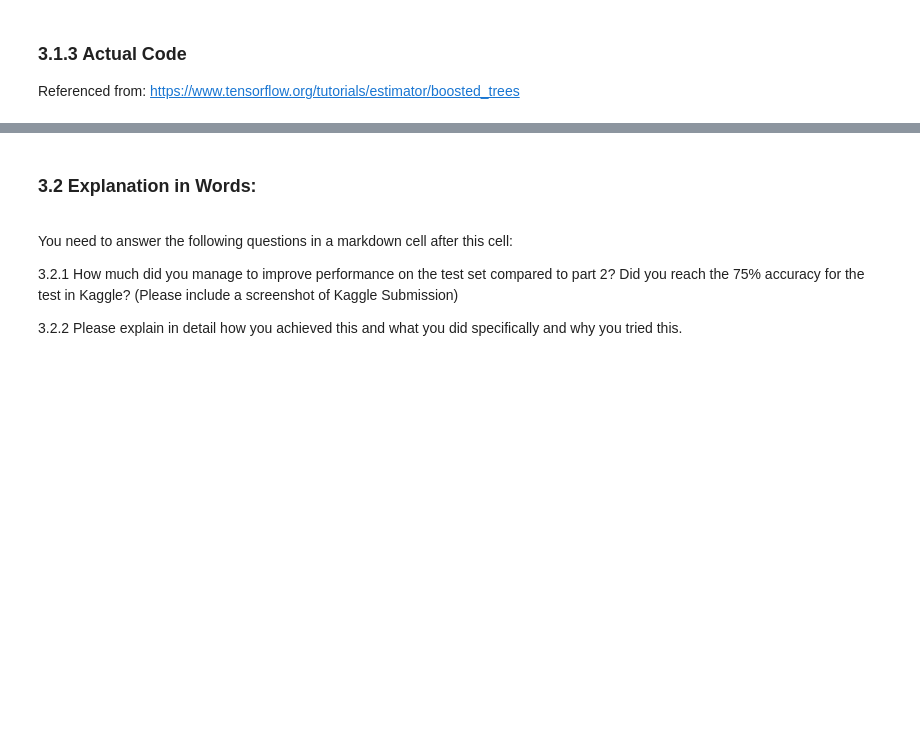
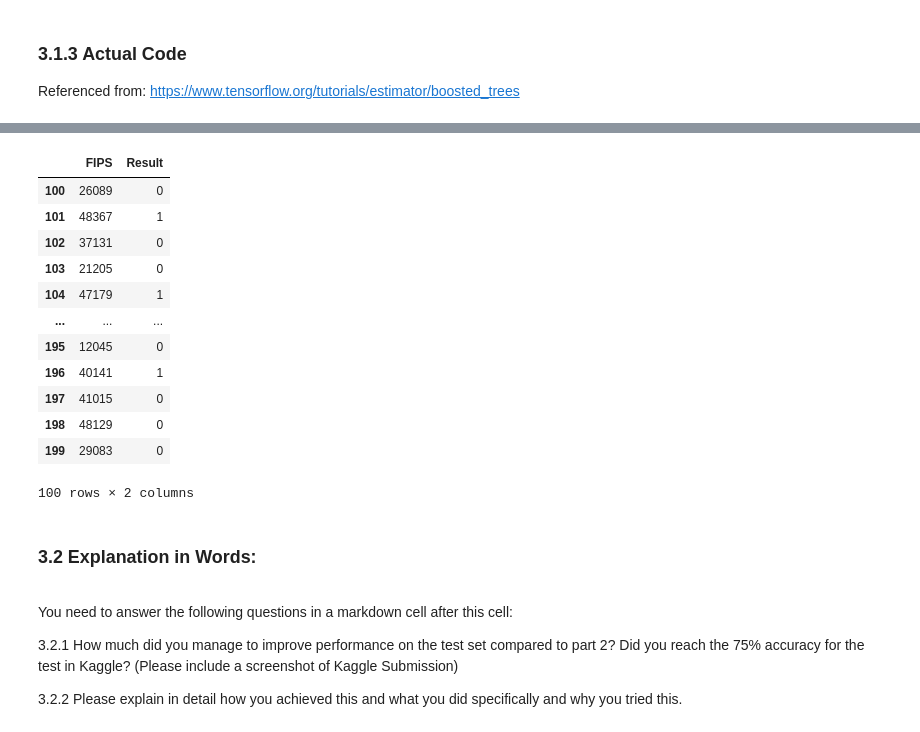
Before and after one commit to ptwu/election-county-prediction, a Jupyter notebook: ryuk_notebook.ipynb, the cells around one changed output, grey strips where cells are left out. Cells and saved outputs as stored; diff of their text form; code cells hidden in the pictures; blank space fills up the shorter version.

```diff
--- a/ryuk_notebook.ipynb
+++ b/ryuk_notebook.ipynb
@@ -461,13 +477,17 @@ array([5, 0, 4, ..., 5, 6, 8], dtype=uint8)
 # %%
-# Prepare Data
+# Prepare Train Data
 traindf = traindf.sample(len(traindf))
-x_train = np.array(traindf.iloc[0:1000, 4:16], np.float32).reshape([-1, num_features])
-y_train = np.asarray(traindf.iloc[0:1000, 17]).astype('int32')
+x_train = np.array(traindf.iloc[0:1000, 4:66], np.float32).reshape([-1, num_features])
+y_train = np.asarray(traindf.iloc[0:1000, 68]).astype('int32')
 training = tf.data.Dataset.from_tensor_slices((x_train, y_train))
 training = training.repeat().shuffle(100).batch(batch_size).prefetch(1)
 
-x_val = np.array(traindf.iloc[1000:, 4:16], np.float32).reshape([-1, num_features])
-y_val = np.asarray(traindf.iloc[1000:, 17]).astype('int32')
+x_val = np.array(traindf.iloc[1000:, 4:66], np.float32).reshape([-1, num_features])
+y_val = np.asarray(traindf.iloc[1000:, 68]).astype('int32')
+
+# Prepare Test Data
+testdf = testdf.sample(len(testdf))
+x_test = np.array(testdf.iloc[0:, 2:64], np.float32).reshape([-1, num_features])
 # %%
 class NeuralNet(Model):
     # Set layers.
@@ -481,11 +501,12 @@ class NeuralNet(Model):
     # Set forward pass.
     def call(self, x, is_training=False):
         x = self.fc1(x)
+        x = self.fc2(x)
         x = self.out(x)
-        if not is_training:
-            # tf cross entropy expect logits without softmax, so only
-            # apply softmax when not training.
-            x = tf.nn.softmax(x)
+#         if not is_training:
+#             # tf cross entropy expect logits without softmax, so only
+#             # apply softmax when not training.
+#             x = tf.nn.softmax(x)
         return x
 
 # Weighted Cross-Entropy Loss.
@@ -495,7 +516,7 @@ def cross_entropy_loss(x, y):
     y = tf.one_hot(tf.cast(y, tf.int32), 2)
     x = tf.cast(x, tf.float32)
     # Apply weighted cross entropy to logits and compute cross-entropy.
-    loss = tf.nn.weighted_cross_entropy_with_logits(labels=y, logits=x, pos_weight = 5)
+    loss = tf.nn.weighted_cross_entropy_with_logits(labels=y, logits=x, pos_weight = 5.5)
     #loss = tf.nn.sparse_softmax_cross_entropy_with_logits(labels=y, logits=x)
     # Average loss across the batch.
     return tf.reduce_mean(loss)
@@ -511,19 +532,16 @@ def run_optimization(x, y):
         pred = neural_net(x, is_training=True)
         # Compute loss.
         loss = cross_entropy_loss(pred, y)
-
     # Variables to update, i.e. trainable variables.
     trainable_variables = neural_net.trainable_variables
-
     # Compute gradients.
     gradients = g.gradient(loss, trainable_variables)
-
     # Update W and b following gradients.
     optimizer.apply_gradients(zip(gradients, trainable_variables))
 
 # Build neural network model.
 neural_net = NeuralNet()
-optimizer = tf.optimizers.SGD(learning_rate)
+optimizer = tf.optimizers.Adam(learning_rate=learning_rate, beta_1=0.9, beta_2=0.9, epsilon=1e-07)
 # %%
 # Run training for the given number of steps.
 for step, (batch_x, batch_y) in enumerate(training.take(training_steps), 1):
@@ -561,3 +579,24 @@ Test Accuracy: 0.688421
+# %%
+preds_nn = tf.argmax(neural_net(x_test, is_training=False), 1).numpy()
+submission_nn = package(preds_nn, dfsample.copy())
+name = 'creative/submission3_r.csv'
+submission_nn.to_csv(name ,index = False)
+submiss_nn = pd.read_csv('creative/submission3_r.csv', sep=',', encoding = 'unicode_escape')
+submiss_nn.iloc[100:200]
+# %% [output]
+|  | FIPS | Result |
+| 100 | 26089 | 0 |
+| 101 | 48367 | 1 |
+| 102 | 37131 | 0 |
+| 103 | 21205 | 0 |
+| 104 | 47179 | 1 |
+| ... | ... | ... |
+| 195 | 12045 | 0 |
+| 196 | 40141 | 1 |
+| 197 | 41015 | 0 |
+| 198 | 48129 | 0 |
+| 199 | 29083 | 0 |
+100 rows × 2 columns
 # %% [markdown]
 <h3>3.2 Explanation in Words:</h3><p>
 # %% [markdown]
```
Also changed, not shown: parts of 5 cells of this notebook, 1 other file.
